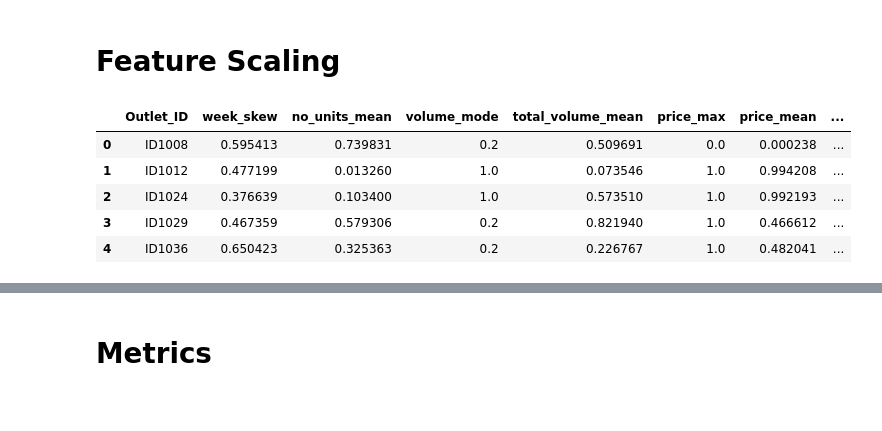
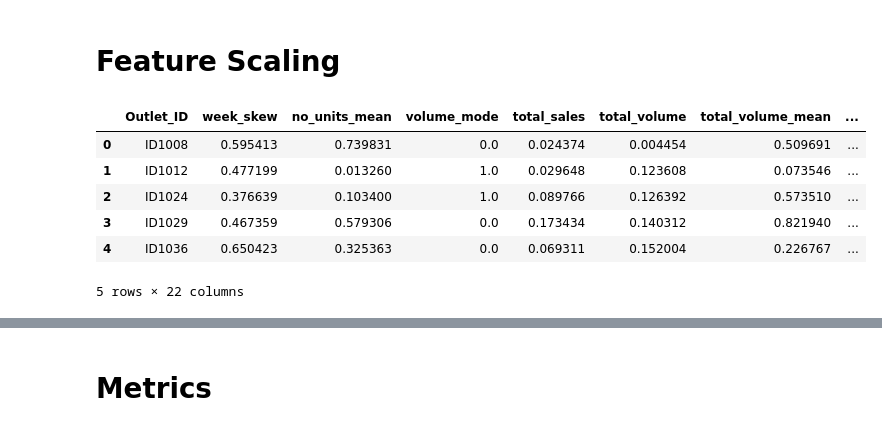
Before and after one commit to AnoshanJ/Datastorm4.0, a Jupyter notebook: Round 2/Solution.ipynb, the cells around one changed output, grey strips where cells are left out. Drawn from its saved outputs; the diff is of its cells as text; code cells hidden in the pictures.

```diff
--- a/Round 2/Solution.ipynb
+++ b/Round 2/Solution.ipynb
@@ -243,7 +243,8 @@ def clean_data(CombinedData_clean_2):
     # Change column type to float64 for column: 'total_price'
     CombinedData_clean_2 = CombinedData_clean_2.astype({'total_price': 'float64'})
     # Performed 19 aggregations grouped on column: 'Outlet_ID'
-    CombinedData_clean_2 = CombinedData_clean_2.groupby(['Outlet_ID']).agg(week_skew=('week', 'skew'), no_units_mean=('no_units', 'mean'), volume_mode=('volume', lambda s: s.value_counts().index[0]), total_volume_mean=('total_volume', 'mean'), price_max=('price', 'max'), price_mean=('price', 'mean'), total_price_mean=('total_price', 'mean'), volume_per_price_mean=('volume_per_price', 'mean'), areasqft_mode=('area(sqft)', lambda s: s.value_counts().index[0]), product_name_ButterPecanSmallStick_max=('product_name_Butter Pecan Small Stick', 'max'), product_name_ChocolateFudgeBigScoop_max=('product_name_Chocolate Fudge Big Scoop', 'max'), product_name_ChocolatePetiteBar_max=('product_name_Chocolate Petite Bar', 'max'), product_name_CookiesandCreamMegaTub_max=('product_name_Cookies and Cream Mega Tub', 'max'), product_name_MintBitesizePop_max=('product_name_Mint Bite-size Pop', 'max'), product_name_MintChocolateChipFamilyPack_max=('product_name_Mint Chocolate Chip Family Pack', 'max'), product_name_MooseTracksJumboCup_max=('product_name_Moose Tracks Jumbo Cup', 'max'), product_name_RockyRoadMegaTub_max=('product_name_Rocky Road Mega Tub', 'max'), product_name_StrawberryTinyCup_max=('product_name_Strawberry Tiny Cup', 'max'), product_name_VanillaMiniCone_max=('product_name_Vanilla Mini Cone', 'max')).reset_index()
+    CombinedData_clean_2 = CombinedData_clean_2.groupby(['Outlet_ID']).agg(week_skew=('week', 'skew'), no_units_mean=('no_units', 'mean'), volume_mode=('volume', lambda s: s.value_counts().index[0]), total_sales=('total_price', 'sum'), total_volume=('volume', 'sum'),
+                                                                           total_volume_mean=('total_volume', 'mean'), price_max=('price', 'max'), price_mean=('price', 'mean'), total_price_mean=('total_price', 'mean'), volume_per_price_mean=('volume_per_price', 'mean'), areasqft_mode=('area(sqft)', lambda s: s.value_counts().index[0]), product_name_ButterPecanSmallStick_max=('product_name_Butter Pecan Small Stick', 'max'), product_name_ChocolateFudgeBigScoop_max=('product_name_Chocolate Fudge Big Scoop', 'max'), product_name_ChocolatePetiteBar_max=('product_name_Chocolate Petite Bar', 'max'), product_name_CookiesandCreamMegaTub_max=('product_name_Cookies and Cream Mega Tub', 'max'), product_name_MintBitesizePop_max=('product_name_Mint Bite-size Pop', 'max'), product_name_MintChocolateChipFamilyPack_max=('product_name_Mint Chocolate Chip Family Pack', 'max'), product_name_MooseTracksJumboCup_max=('product_name_Moose Tracks Jumbo Cup', 'max'), product_name_RockyRoadMegaTub_max=('product_name_Rocky Road Mega Tub', 'max'), product_name_StrawberryTinyCup_max=('product_name_Strawberry Tiny Cup', 'max'), product_name_VanillaMiniCone_max=('product_name_Vanilla Mini Cone', 'max')).reset_index()
     return CombinedData_clean_2
 
 CombinedData_clean_3 = clean_data(CombinedData_clean_2.copy())
@@ -260,35 +262,42 @@ CombinedData_clean_3.head()
 # Feature Scaling
 # %%
 def clean_data(CombinedData_clean_3):
-    # Scale columns 'week_skew', 'no_units_mean' and 6 other columns between 0 and 1
+    # Scale columns 'week_skew', 'no_units_mean' and 9 other columns between 0 and 1
     new_min, new_max = 0, 1
     old_min, old_max = CombinedData_clean_3['week_skew'].min(), CombinedData_clean_3['week_skew'].max()
     CombinedData_clean_3['week_skew'] = (CombinedData_clean_3['week_skew'] - old_min) / (old_max - old_min) * (new_max - new_min) + new_min
     old_min, old_max = CombinedData_clean_3['no_units_mean'].min(), CombinedData_clean_3['no_units_mean'].max()
     CombinedData_clean_3['no_units_mean'] = (CombinedData_clean_3['no_units_mean'] - old_min) / (old_max - old_min) * (new_max - new_min) + new_min
+    old_min, old_max = CombinedData_clean_3['volume_mode'].min(), CombinedData_clean_3['volume_mode'].max()
+    CombinedData_clean_3['volume_mode'] = (CombinedData_clean_3['volume_mode'] - old_min) / (old_max - old_min) * (new_max - new_min) + new_min
+    old_min, old_max = CombinedData_clean_3['total_sales'].min(), CombinedData_clean_3['total_sales'].max()
+    CombinedData_clean_3['total_sales'] = (CombinedData_clean_3['total_sales'] - old_min) / (old_max - old_min) * (new_max - new_min) + new_min
+    old_min, old_max = CombinedData_clean_3['total_volume'].min(), CombinedData_clean_3['total_volume'].max()
+    CombinedData_clean_3['total_volume'] = (CombinedData_clean_3['total_volume'] - old_min) / (old_max - old_min) * (new_max - new_min) + new_min
     old_min, old_max = CombinedData_clean_3['total_volume_mean'].min(), CombinedData_clean_3['total_volume_mean'].max()
     CombinedData_clean_3['total_volume_mean'] = (CombinedData_clean_3['total_volume_mean'] - old_min) / (old_max - old_min) * (new_max - new_min) + new_min
     old_min, old_max = CombinedData_clean_3['price_max'].min(), CombinedData_clean_3['price_max'].max()
     CombinedData_clean_3['price_max'] = (CombinedData_clean_3['price_max'] - old_min) / (old_max - old_min) * (new_max - new_min) + new_min
     old_min, old_max = CombinedData_clean_3['price_mean'].min(), CombinedData_clean_3['price_mean'].max()
     CombinedData_clean_3['price_mean'] = (CombinedData_clean_3['price_mean'] - old_min) / (old_max - old_min) * (new_max - new_min) + new_min
     old_min, old_max = CombinedData_clean_3['total_price_mean'].min(), CombinedData_clean_3['total_price_mean'].max()
     CombinedData_clean_3['total_price_mean'] = (CombinedData_clean_3['total_price_mean'] - old_min) / (old_max - old_min) * (new_max - new_min) + new_min
     old_min, old_max = CombinedData_clean_3['volume_per_price_mean'].min(), CombinedData_clean_3['volume_per_price_mean'].max()
     CombinedData_clean_3['volume_per_price_mean'] = (CombinedData_clean_3['volume_per_price_mean'] - old_min) / (old_max - old_min) * (new_max - new_min) + new_min
     old_min, old_max = CombinedData_clean_3['areasqft_mode'].min(), CombinedData_clean_3['areasqft_mode'].max()
     CombinedData_clean_3['areasqft_mode'] = (CombinedData_clean_3['areasqft_mode'] - old_min) / (old_max - old_min) * (new_max - new_min) + new_min
     return CombinedData_clean_3
 
 CombinedData_clean_4 = clean_data(CombinedData_clean_3.copy())
 CombinedData_clean_4.head()
 # %% [output]
-|  | Outlet_ID | week_skew | no_units_mean | volume_mode | total_volume_mean | price_max | price_mean | ... |
-| 0 | ID1008 | 0.595413 | 0.739831 | 0.2 | 0.509691 | 0.0 | 0.000238 | ... |
-| 1 | ID1012 | 0.477199 | 0.013260 | 1.0 | 0.073546 | 1.0 | 0.994208 | ... |
-| 2 | ID1024 | 0.376639 | 0.103400 | 1.0 | 0.573510 | 1.0 | 0.992193 | ... |
-| 3 | ID1029 | 0.467359 | 0.579306 | 0.2 | 0.821940 | 1.0 | 0.466612 | ... |
-| 4 | ID1036 | 0.650423 | 0.325363 | 0.2 | 0.226767 | 1.0 | 0.482041 | ... |
+|  | Outlet_ID | week_skew | no_units_mean | volume_mode | total_sales | total_volume | total_volume_mean | ... |
+| 0 | ID1008 | 0.595413 | 0.739831 | 0.0 | 0.024374 | 0.004454 | 0.509691 | ... |
+| 1 | ID1012 | 0.477199 | 0.013260 | 1.0 | 0.029648 | 0.123608 | 0.073546 | ... |
+| 2 | ID1024 | 0.376639 | 0.103400 | 1.0 | 0.089766 | 0.126392 | 0.573510 | ... |
+| 3 | ID1029 | 0.467359 | 0.579306 | 0.0 | 0.173434 | 0.140312 | 0.821940 | ... |
+| 4 | ID1036 | 0.650423 | 0.325363 | 0.0 | 0.069311 | 0.152004 | 0.226767 | ... |
+5 rows × 22 columns
 # %%
 def clean_data(CombinedData_clean_4):
     # Derive column 'ID' from column: 'Outlet_ID'
```
Also changed, not shown: parts of 32 cells of this notebook, 2 other files.
